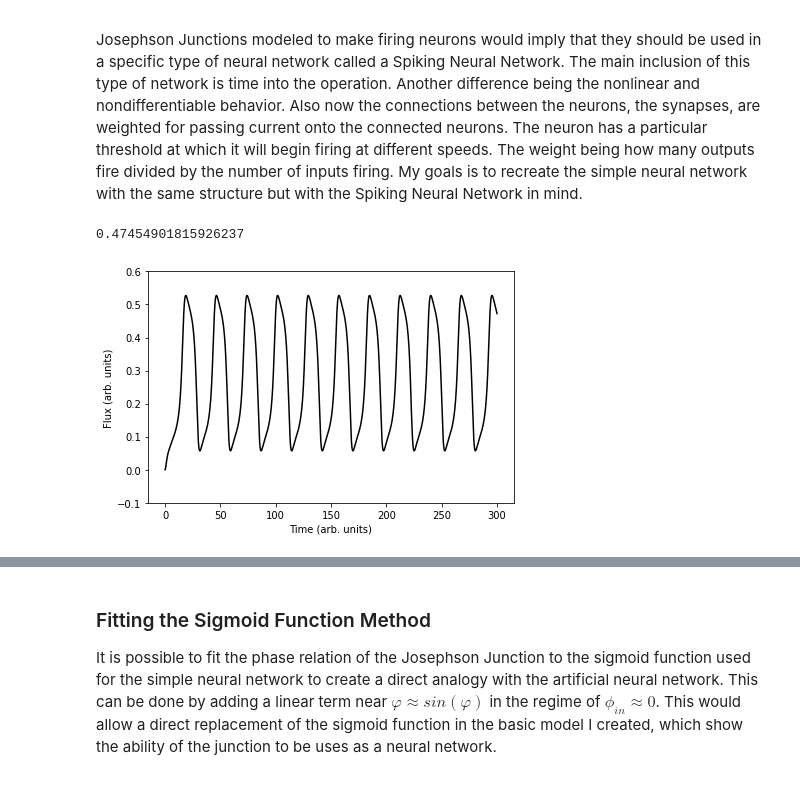
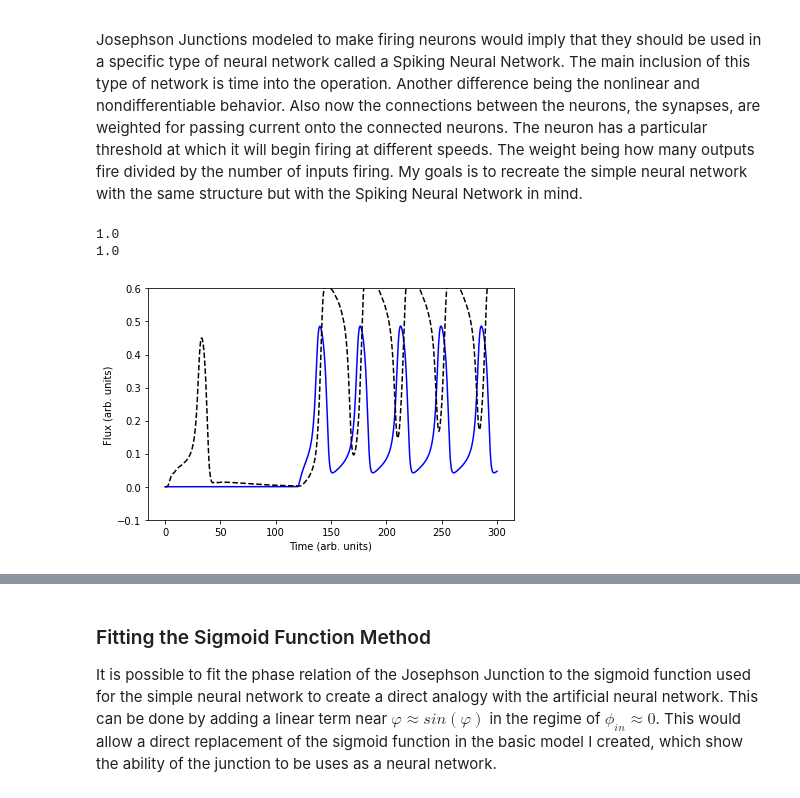
Before and after one commit to ubsuny/Josephson_Junction_Neuromorphic-Raspi4-, a Jupyter notebook: Neural Networking/Josephson Neural Network.ipynb, the cells around one changed output, grey strips where cells are left out. Cells and saved outputs as stored; diff of their text form; code cells hidden in the pictures.

Commit message:
Coupling two neurons

```diff
--- a/Neural Networking/Josephson Neural Network.ipynb
+++ b/Neural Networking/Josephson Neural Network.ipynb
@@ -44,67 +50,109 @@ class NeuralNetwork:
         self.weights1 += d_weights1
         self.weights2 += d_weights2
 # %%
-thres = 0.4 # The threshold for the spiking potential
 ## Time domain set up
 time = 300 # Final Time
 n = 20000 # Resolution
 dt = time / n # A single time step length
 tspan = np.arange(0, time, dt)  # time span
+ispan = np.zeros_like(tspan)
 
+## First Neuron
 phi_c = np.zeros_like(tspan)
 v_c = np.zeros_like(tspan)
 
 phi_p = np.zeros_like(tspan)
 v_p = np.zeros_like(tspan)
-i_o = np.zeros_like(tspan)
+
+## Second Neuron
+phi_2c = np.zeros_like(tspan)
+v_2c = np.zeros_like(tspan)
+
+phi_2p = np.zeros_like(tspan)
+v_2p = np.zeros_like(tspan)
+
 
 ## System Parameters
 lmda = 0.1
-gamma = 1.5
+gamma = 2.0
 lmda_s = 0.5
 lmda_p = 0.5
 eta = 1
-i_in = 0.21
-i_b = 1.9
+i_in = 0.3
+i_b = 2.0
 
+## Synapse parameters
+Q = 0.05
+lmda_syn = 0.3
+r12 = 1.4
+t0 = 120
+omega = 1.0
 
 ## Initial Conditions
 phi_p[0] = 0
 v_p[0] = 0
 phi_c[0] = 0
 v_c[0] = 0
-i_o[0] = 0
-i_p = -lmda*(phi_c[0] + phi_p[0]) + lmda_s*i_in + (1-lmda_p)*i_b
-i_c = (-lmda*(phi_c[0] + phi_p[0]) + lmda_s*i_in - lmda_p*i_b)/eta
+i_p = -lmda*(phi_c[0] + phi_p[0]) + lmda_s*iin(i_in,t0,0) + (1-lmda_p)*i_b
+i_c = (-lmda*(phi_c[0] + phi_p[0]) + lmda_s*iin(i_in,t0,0) - lmda_p*i_b)/eta
+
+print(i_p)
+
+i_o = 0
+id_o = 0
+v_o = 0
+vd_o = 0
+
+phi_2p[0] = 0
+v_2p[0] = 0
+phi_2c[0] = 0
+v_2c[0] = 0
+i_2p = -lmda*(phi_2c[0] + phi_2p[0]) + lmda_s*i_o + (1-lmda_p)*i_b
+i_2c = (-lmda*(phi_2c[0] + phi_2p[0]) + lmda_s*i_o - lmda_p*i_b)/eta
+
+print(i_2p)
+
+for j in range(np.size(tspan)):
+    ispan[j] = iin(i_in,t0,tspan[j])
 
 
-## Performing the iterations
+ospan = [0]
+## Flux of First Neuron
 for j in range(np.size(tspan)-1):
     phi_p[j+1], v_p[j+1] = jj.junction_step(phi_p[j], v_p[j], dt, gamma, i_p)
     phi_c[j+1], v_c[j+1] = jj.junction_step(phi_c[j], v_c[j], dt, gamma, i_c)
-    i_p = -lmda*(phi_c[j+1] + phi_p[j+1]) + lmda_s*i_in + (1-lmda_p)*i_b
-    i_c = (-lmda*(phi_c[j+1] + phi_p[j+1]) + lmda_s*i_in - lmda_p*i_b)/eta
-    i_o[j+1] = np.sin(lmda*(phi_p[j+1]+phi_c[j+1]))
+    i_p = -lmda*(phi_c[j+1] + phi_p[j+1]) + lmda_s*ispan[j+1] + (1-lmda_p)*i_b
+    i_c = (-lmda*(phi_c[j+1] + phi_p[j+1]) + lmda_s*ispan[j+1] - lmda_p*i_b)/eta
 
-out = lmda*(phi_p+phi_c)
-maxima = argrelextrema(out,np.greater)
+    [i_o, id_o, v_o, vd_o] = jj.synapse_step(v_o, vd_o, i_o, id_o, v_p[j], v_2c[j], v_2p[j], gamma, omega, Q, lmda, lmda_syn, r12, dt)
+    ospan.append(i_o)
+
+    phi_2p[j+1], v_2p[j+1] = jj.junction_step(phi_2p[j], v_2p[j], dt, gamma, i_2p)
+    phi_2c[j+1], v_2c[j+1] = jj.junction_step(phi_2c[j], v_2c[j], dt, gamma, i_2c)
+    i_2p = -lmda*(phi_2c[j+1] + phi_2p[j+1]) + lmda_s*i_o + (1-lmda_p)*i_b
+    i_2c = (-lmda*(phi_2c[j+1] + phi_2p[j+1]) + lmda_s*i_o - lmda_p*i_b)/eta
+
+flux = lmda*(phi_p+phi_c)
+flux2 = lmda*(phi_2p + phi_2c)
+maxima = argrelextrema(flux,np.greater)
 spikes = maxima[0].size
-print(np.max(i_o))
 # %% [output]
-0.47454901815926237
+1.0
+1.0
 # %%
 ## Plotting
 fig, ax1 = plt.subplots()
 
 color = 'black'
 fig.patch.set_facecolor('white')
 ax1.set_xlabel('Time (arb. units)')
 ax1.set_ylabel('Flux (arb. units)')
-ax1.plot(tspan,i_o, color=color)
+ax1.plot(tspan,flux, 'b')
+ax1.plot(tspan,flux2,'k--')
 # ax1.set_xlim(50,250)
 ax1.set_ylim(-0.1,0.6)
 
 fig.tight_layout()
 plt.show()
 # %% [output]
-[figure, old version]
+[figure, new version]
```
Also changed, not shown: parts of 3 cells of this notebook, 5 other files.
